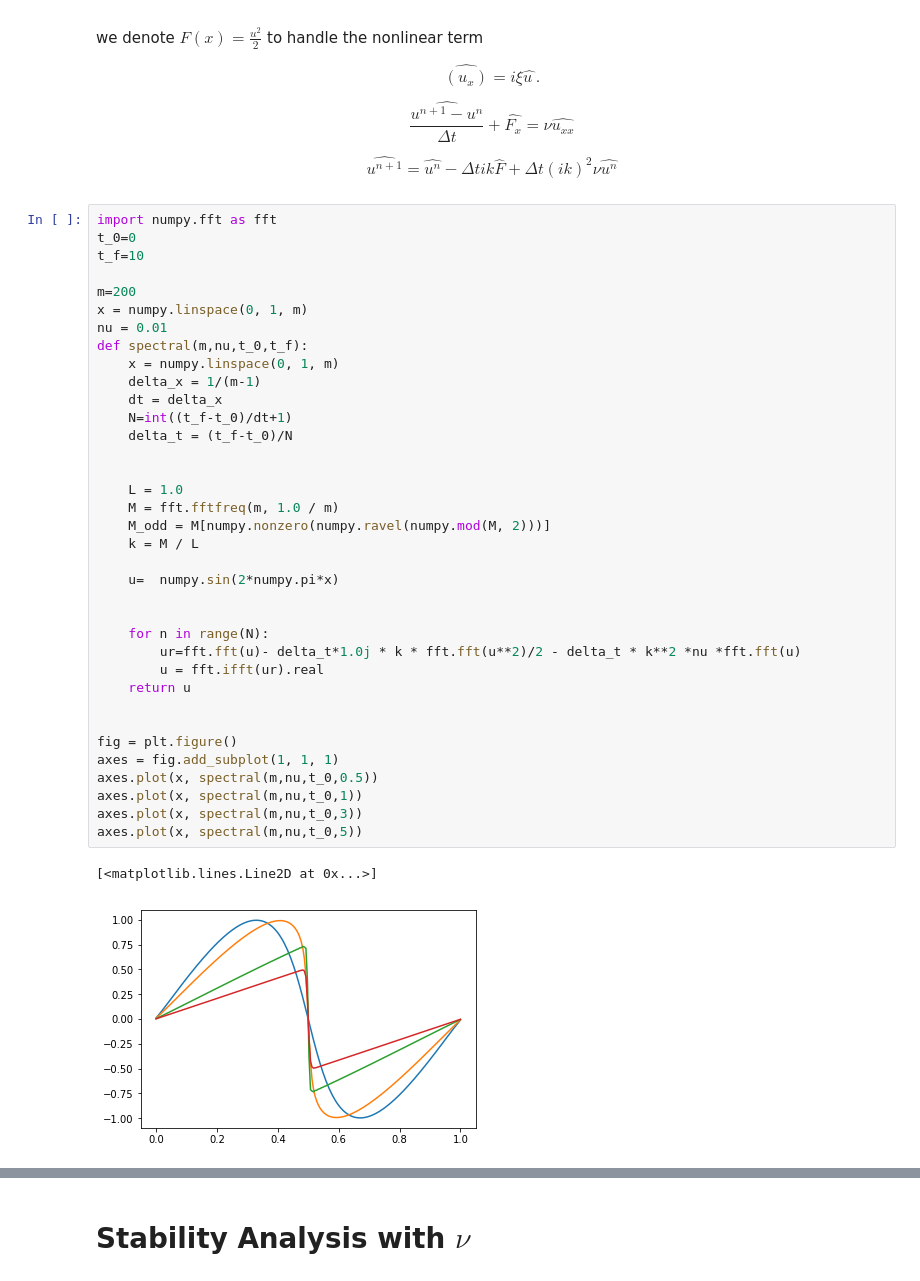
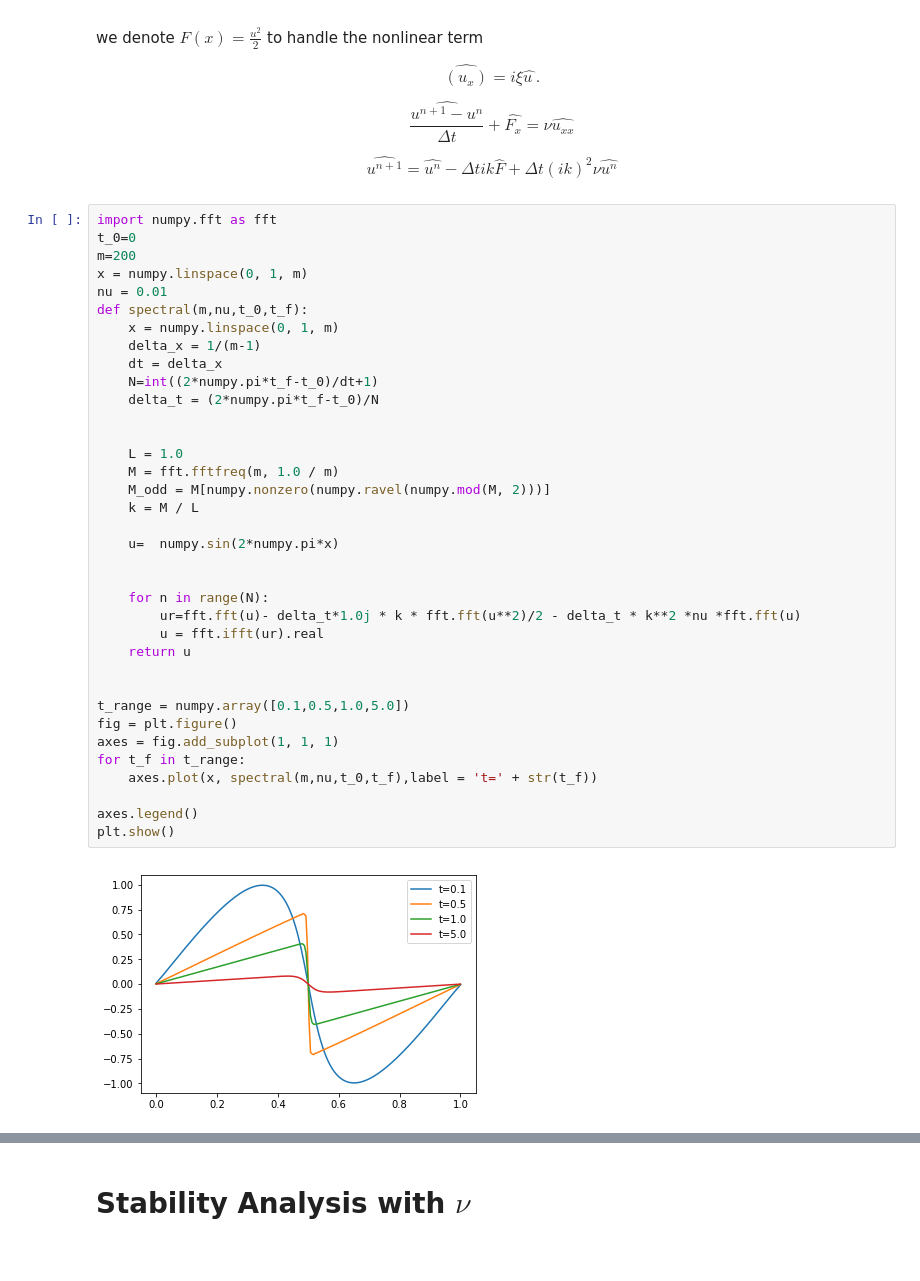
Before and after one commit to sq2157/APMA-4301-Numerical-Method, a Jupyter notebook: project.ipynb, the cells around one changed output, grey strips where cells are left out. Drawn from its saved outputs; the diff is of its cells as text.

```diff
--- a/project.ipynb
+++ b/project.ipynb
@@ -519,39 +519,38 @@ $$
 # %%
 import numpy.fft as fft
 t_0=0
-t_f=10
-
 m=200
 x = numpy.linspace(0, 1, m)
 nu = 0.01
 def spectral(m,nu,t_0,t_f):
     x = numpy.linspace(0, 1, m)
     delta_x = 1/(m-1)
     dt = delta_x
-    N=int((t_f-t_0)/dt+1)
-    delta_t = (t_f-t_0)/N
+    N=int((2*numpy.pi*t_f-t_0)/dt+1)
+    delta_t = (2*numpy.pi*t_f-t_0)/N
 
 
     L = 1.0
     M = fft.fftfreq(m, 1.0 / m)
     M_odd = M[numpy.nonzero(numpy.ravel(numpy.mod(M, 2)))]
     k = M / L
 
     u=  numpy.sin(2*numpy.pi*x)
 
 
     for n in range(N):
         ur=fft.fft(u)- delta_t*1.0j * k * fft.fft(u**2)/2 - delta_t * k**2 *nu *fft.fft(u)
         u = fft.ifft(ur).real
     return u
 
 
+t_range = numpy.array([0.1,0.5,1.0,5.0])
 fig = plt.figure()
 axes = fig.add_subplot(1, 1, 1)
-axes.plot(x, spectral(m,nu,t_0,0.5))
-axes.plot(x, spectral(m,nu,t_0,1))
-axes.plot(x, spectral(m,nu,t_0,3))
-axes.plot(x, spectral(m,nu,t_0,5))
+for t_f in t_range:
+    axes.plot(x, spectral(m,nu,t_0,t_f),label = 't=' + str(t_f))
+
+axes.legend()
+plt.show()
 # %% [output]
-[<matplotlib.lines.Line2D at 0x...>]
-[figure, old version]
+[figure, new version]
```
Also changed, not shown: parts of 7 cells of this notebook.
